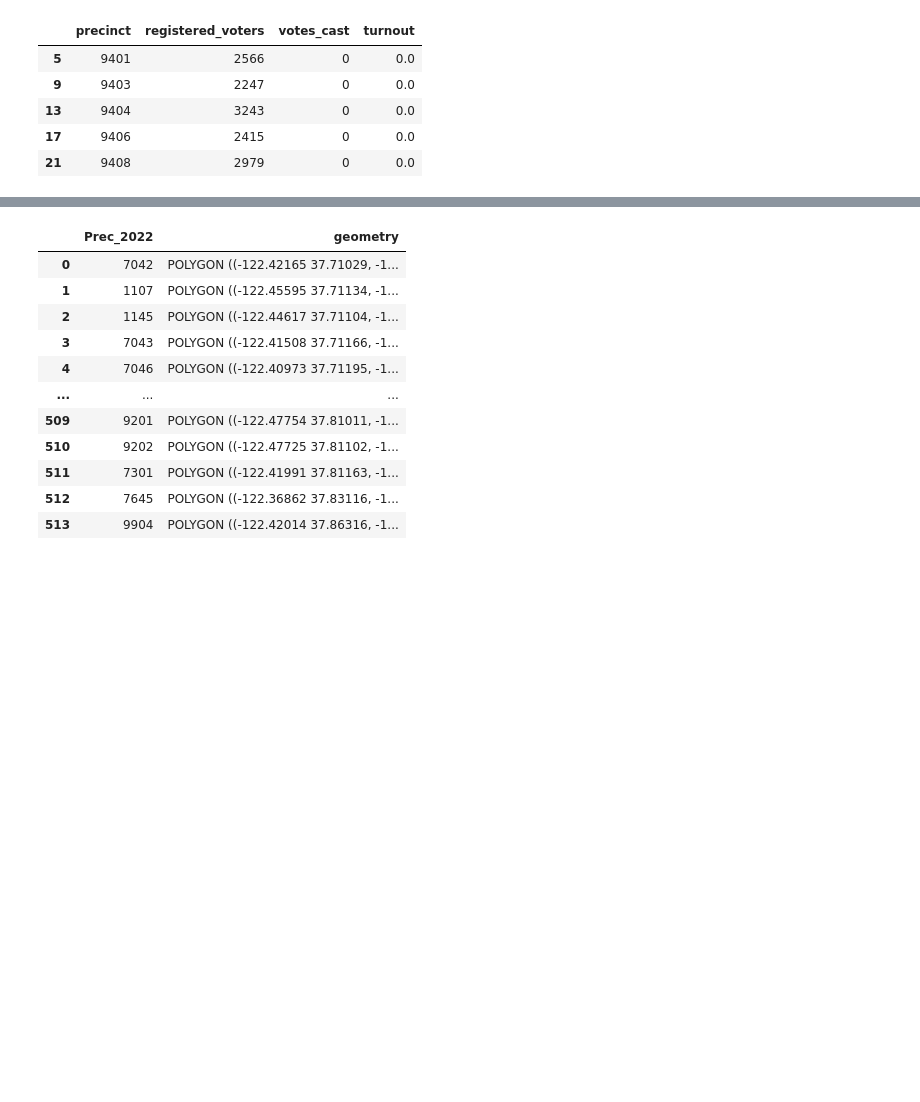
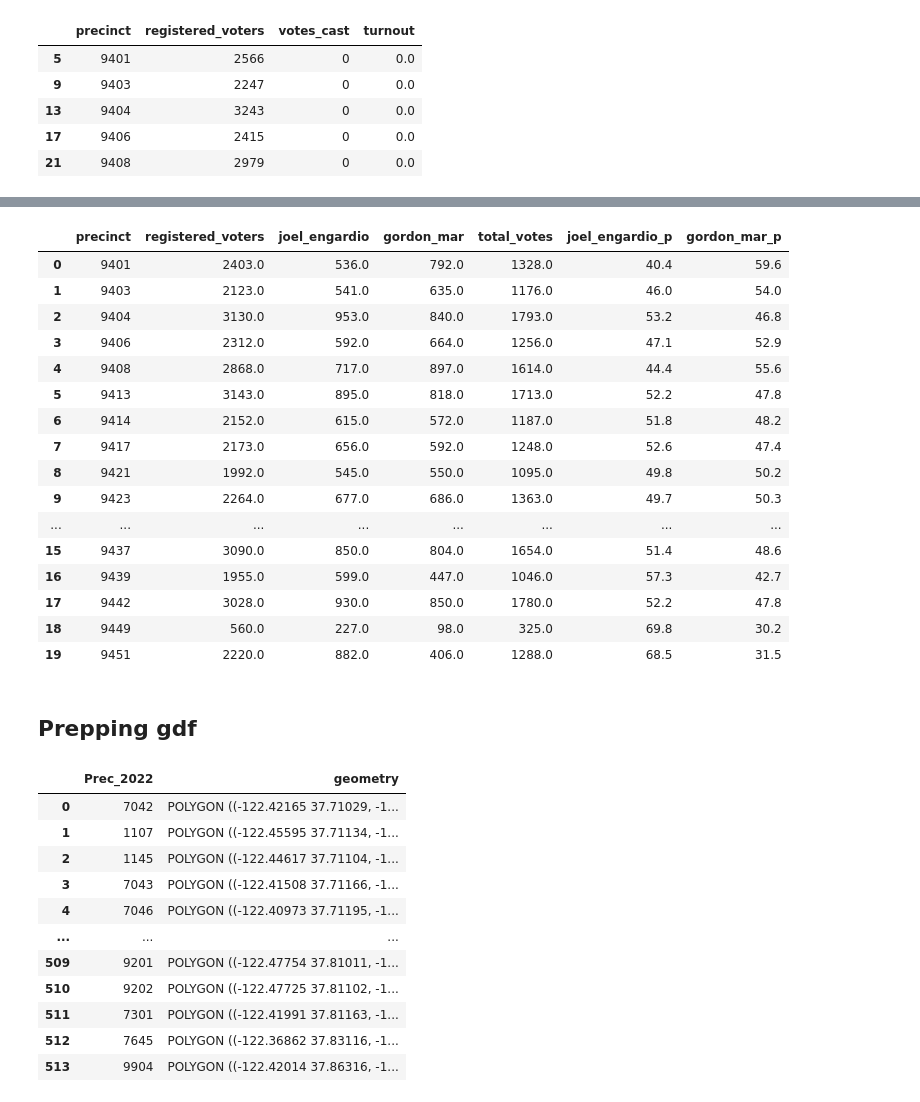
Before and after one commit to MissionLocal/2025-special-election-results, a Jupyter notebook: read_results.ipynb, the cells around one changed output, grey strips where cells are left out. Cells and saved outputs as stored; diff of their text form; code cells hidden in the pictures; blank space fills up the shorter version.

```diff
--- a/read_results.ipynb
+++ b/read_results.ipynb
@@ -224,0 +247,18 @@ dfTurnout
+# %%
+### DISTRICT 4
+
+# make all columns lowercase and remove spaces
+dfd4.columns = dfd4.columns.str.replace('\n', '')
+dfd4.columns = dfd4.columns.str.lower().str.replace(' ', '_')
+dfd4.columns = dfd4.columns.str.replace('_$', '')
+
+dfd4['precinct'] = dfd4['precinct'].shift(3)
+
+dfd4 = dfd4[['precinct', 'registered_voters', 'joel_engardio', 'gordon_mar','total_votes']]
+
+#drop unnecessary ones
+dfd4 = dfd4.dropna()
+dfd4 = dfd4[dfd4["precinct"].str.contains('PCT')]
+
+#tidy up precinct column data
+dfd4['precinct'] = dfd4['precinct'].str.replace('PCT ','').str.replace(' MB','')
@@ -224,0 +353,20 @@ dfTurnout
+# %%
+dfd4_grouped
+# %% [output]
+|  | precinct | registered_voters | joel_engardio | gordon_mar | total_votes | joel_engardio_p | gordon_mar_p |
+| 0 | 9401 | 2403.0 | 536.0 | 792.0 | 1328.0 | 40.4 | 59.6 |
+| 1 | 9403 | 2123.0 | 541.0 | 635.0 | 1176.0 | 46.0 | 54.0 |
+| 2 | 9404 | 3130.0 | 953.0 | 840.0 | 1793.0 | 53.2 | 46.8 |
+| 3 | 9406 | 2312.0 | 592.0 | 664.0 | 1256.0 | 47.1 | 52.9 |
+| 4 | 9408 | 2868.0 | 717.0 | 897.0 | 1614.0 | 44.4 | 55.6 |
+| 5 | 9413 | 3143.0 | 895.0 | 818.0 | 1713.0 | 52.2 | 47.8 |
+| 6 | 9414 | 2152.0 | 615.0 | 572.0 | 1187.0 | 51.8 | 48.2 |
+| 7 | 9417 | 2173.0 | 656.0 | 592.0 | 1248.0 | 52.6 | 47.4 |
+| 8 | 9421 | 1992.0 | 545.0 | 550.0 | 1095.0 | 49.8 | 50.2 |
+| 9 | 9423 | 2264.0 | 677.0 | 686.0 | 1363.0 | 49.7 | 50.3 |
+| ... | ... | ... | ... | ... | ... | ... | ... |
+| 15 | 9437 | 3090.0 | 850.0 | 804.0 | 1654.0 | 51.4 | 48.6 |
+| 16 | 9439 | 1955.0 | 599.0 | 447.0 | 1046.0 | 57.3 | 42.7 |
+| 17 | 9442 | 3028.0 | 930.0 | 850.0 | 1780.0 | 52.2 | 47.8 |
+| 18 | 9449 | 560.0 | 227.0 | 98.0 | 325.0 | 69.8 | 30.2 |
+| 19 | 9451 | 2220.0 | 882.0 | 406.0 | 1288.0 | 68.5 | 31.5 |
@@ -225,3 +375,5 @@ dfTurnout
+# %% [markdown]
+## Prepping gdf
 # %%
 gdf = gdf[['Prec_2022','geometry']]
 gdf.Prec_2022 = gdf.Prec_2022.astype(str)
```
Also changed, not shown: parts of 25 cells of this notebook, 7 other files.
